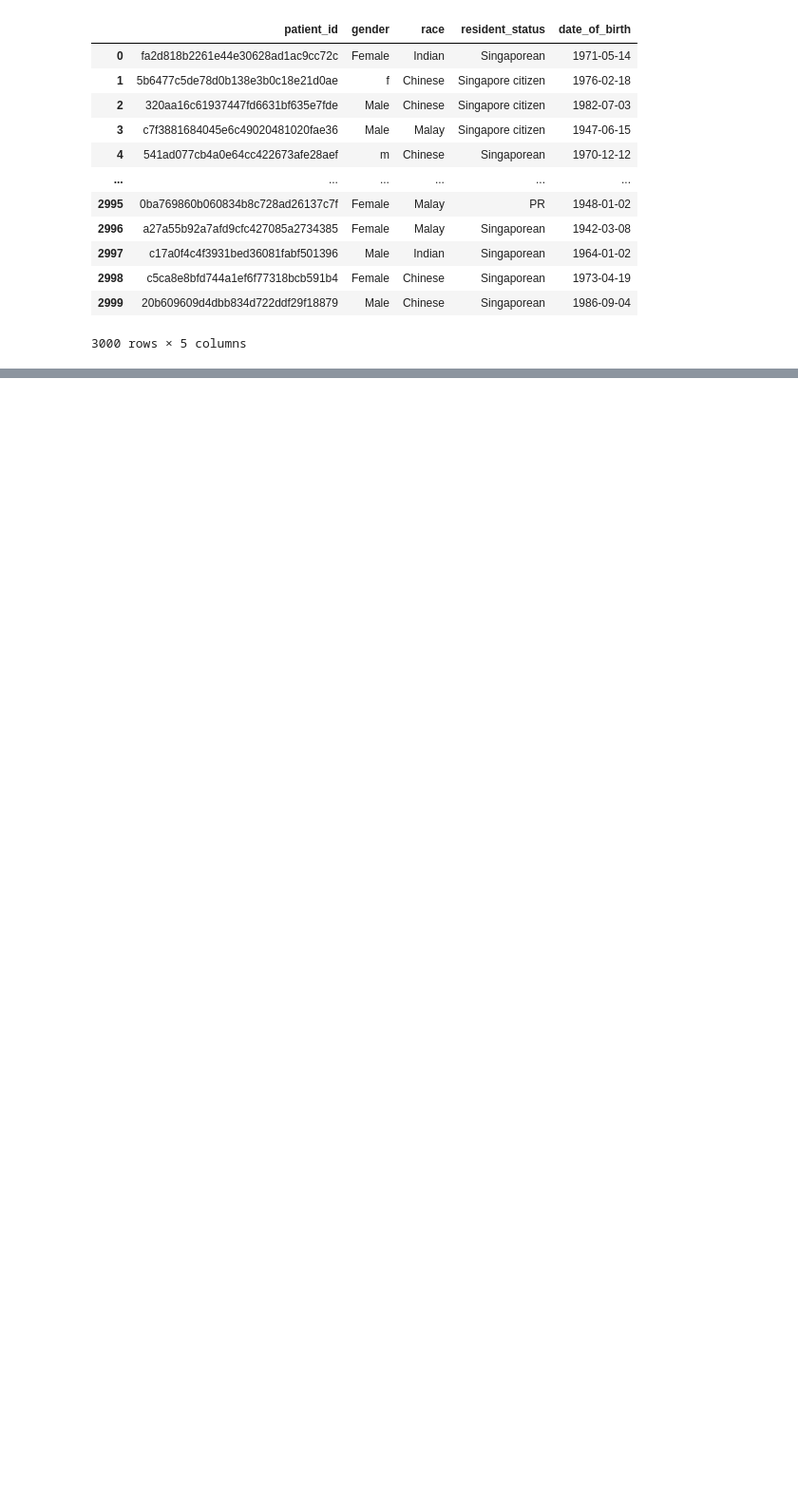
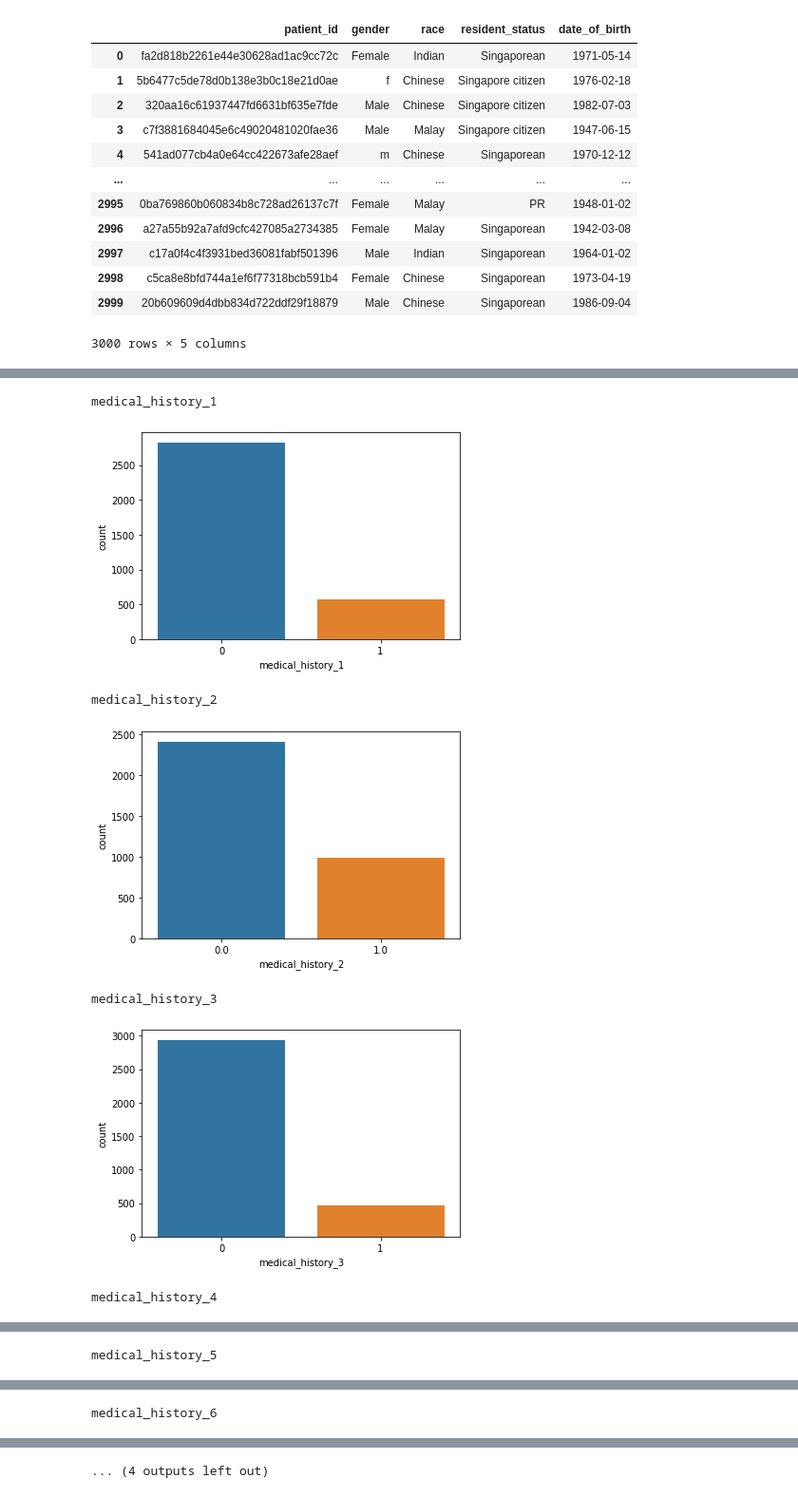
Before and after one commit to Jignesh012/Holmusk-Assignment, a Jupyter notebook: Visualizations.ipynb, the cells around one changed output, grey strips where cells are left out. Shown at 95% size. Cells and saved outputs as stored; diff of their text form; code cells hidden in the pictures; blank space fills up the shorter version.

```diff
--- a/Visualizations.ipynb
+++ b/Visualizations.ipynb
@@ -87,0 +169,15 @@ demo
+# %%
+medical_cols = dd[['medical_history_1','medical_history_2', 'medical_history_3', 'medical_history_4','medical_history_5', 'medical_history_6', 'medical_history_7','age']]
+# %%
+for i in medical_cols.columns:
+    print(i)
+    sns.countplot(dd[i])
+    plt.show()
+# %% [output]
+medical_history_1
+[figure, added]
+medical_history_2
+[figure, added]
+medical_history_3
+[figure, added]
+medical_history_4
@@ -87,0 +185 @@ demo
+medical_history_5
@@ -87,0 +187 @@ demo
+medical_history_6
@@ -87,0 +189 @@ demo
+... (4 outputs left out)
```
Also changed, not shown: parts of 24 cells of this notebook.
